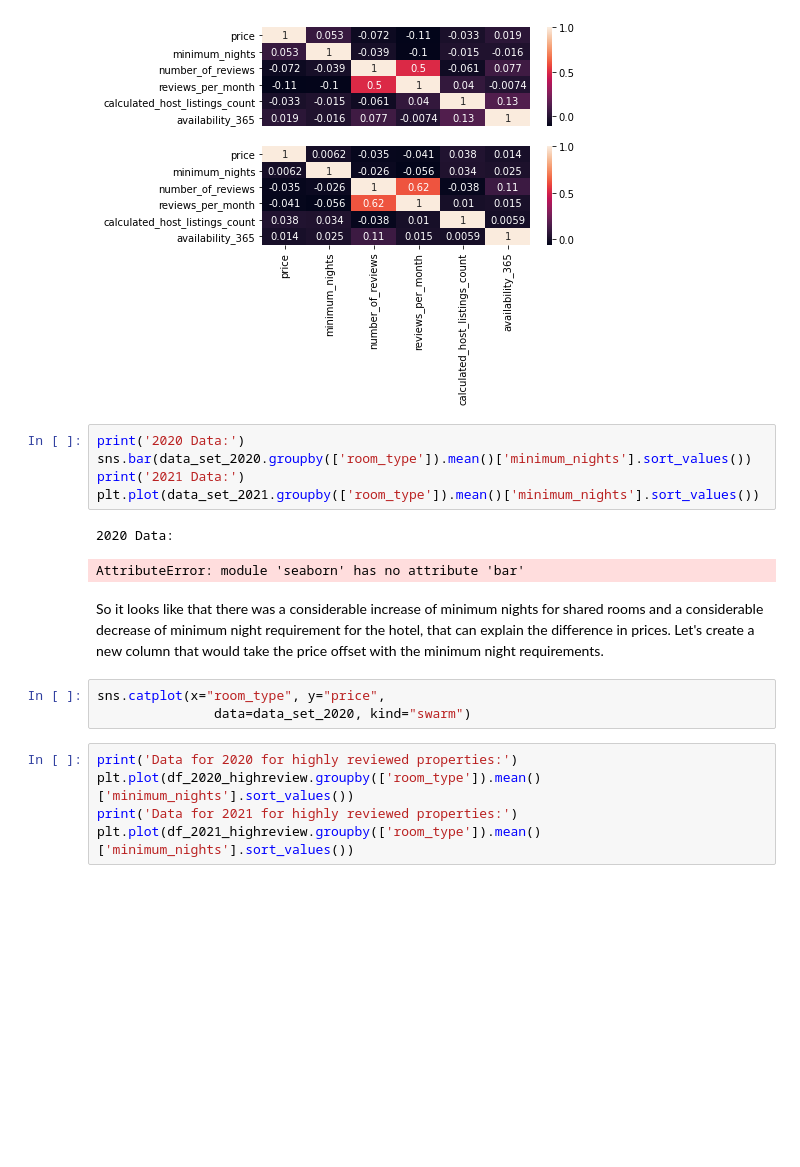
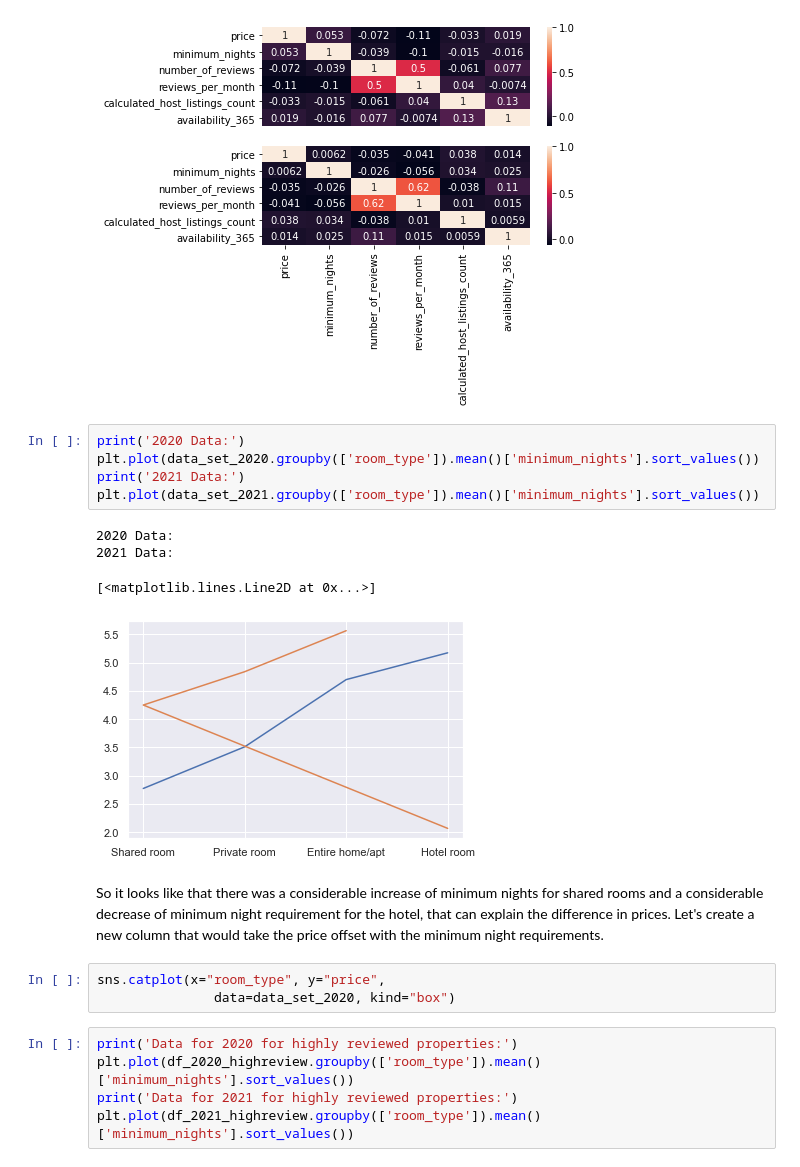
Before and after one commit to shristov1/Covid19_data_analysis, a Jupyter notebook: AirBnB London.ipynb, the cells around one changed output. Cells and saved outputs as stored; diff of their text form; blank space fills up the shorter version.

```diff
--- a/AirBnB London.ipynb
+++ b/AirBnB London.ipynb
@@ -212,17 +221,19 @@ sns.heatmap(df_2021_highreview.corr(), annot=True)
 [figure]
 # %%
 print('2020 Data:')
-sns.bar(data_set_2020.groupby(['room_type']).mean()['minimum_nights'].sort_values())
+plt.plot(data_set_2020.groupby(['room_type']).mean()['minimum_nights'].sort_values())
 print('2021 Data:')
 plt.plot(data_set_2021.groupby(['room_type']).mean()['minimum_nights'].sort_values())
 # %% [output]
 2020 Data:
+2021 Data:
-AttributeError: module 'seaborn' has no attribute 'bar'
+[<matplotlib.lines.Line2D at 0x...>]
+[figure, added]
 # %% [markdown]
 So it looks like that there was a considerable increase of minimum nights for shared rooms and a considerable decrease of minimum night requirement for the hotel, that can explain the difference in prices. Let's create a new column that would take the price offset with the minimum night requirements.
 # %%
 sns.catplot(x="room_type", y="price",
-               data=data_set_2020, kind="swarm")
+               data=data_set_2020, kind="box")
 # %%
 print('Data for 2020 for highly reviewed properties:')
 plt.plot(df_2020_highreview.groupby(['room_type']).mean()['minimum_nights'].sort_values())
```
Also changed, not shown: parts of 3 cells of this notebook.
